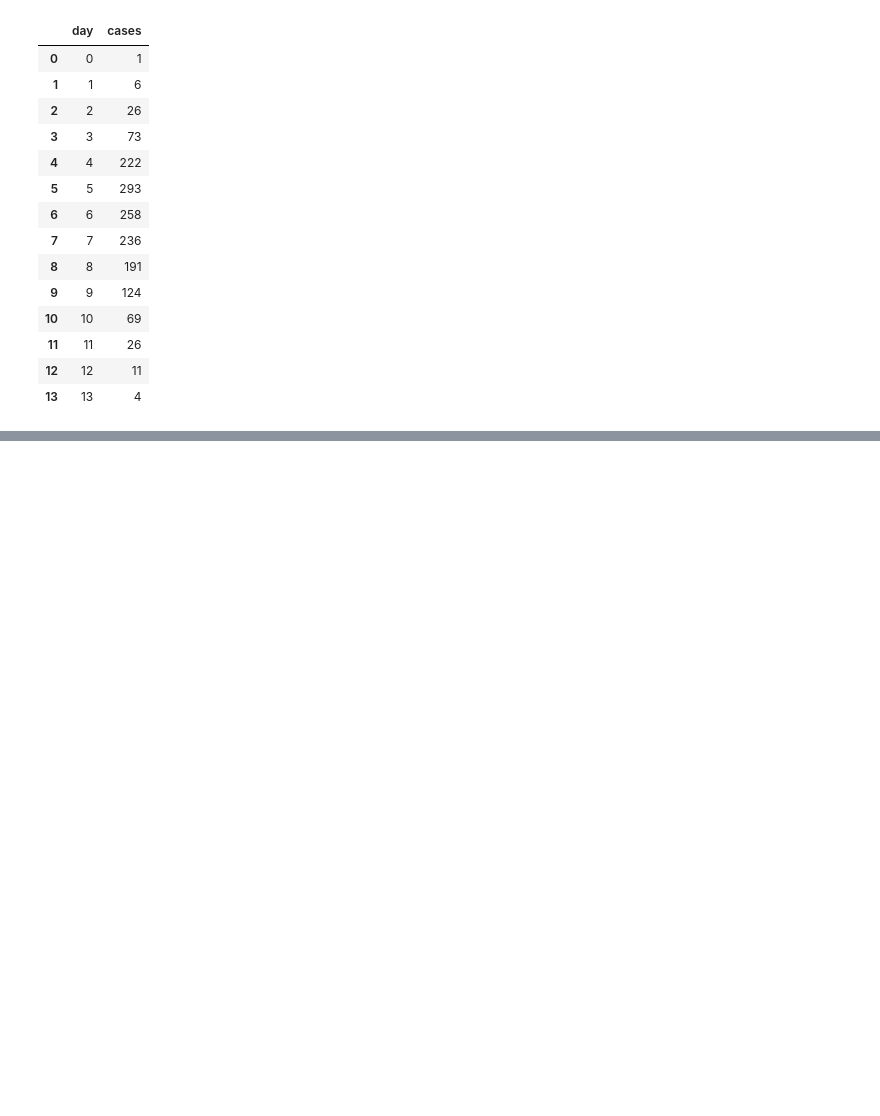
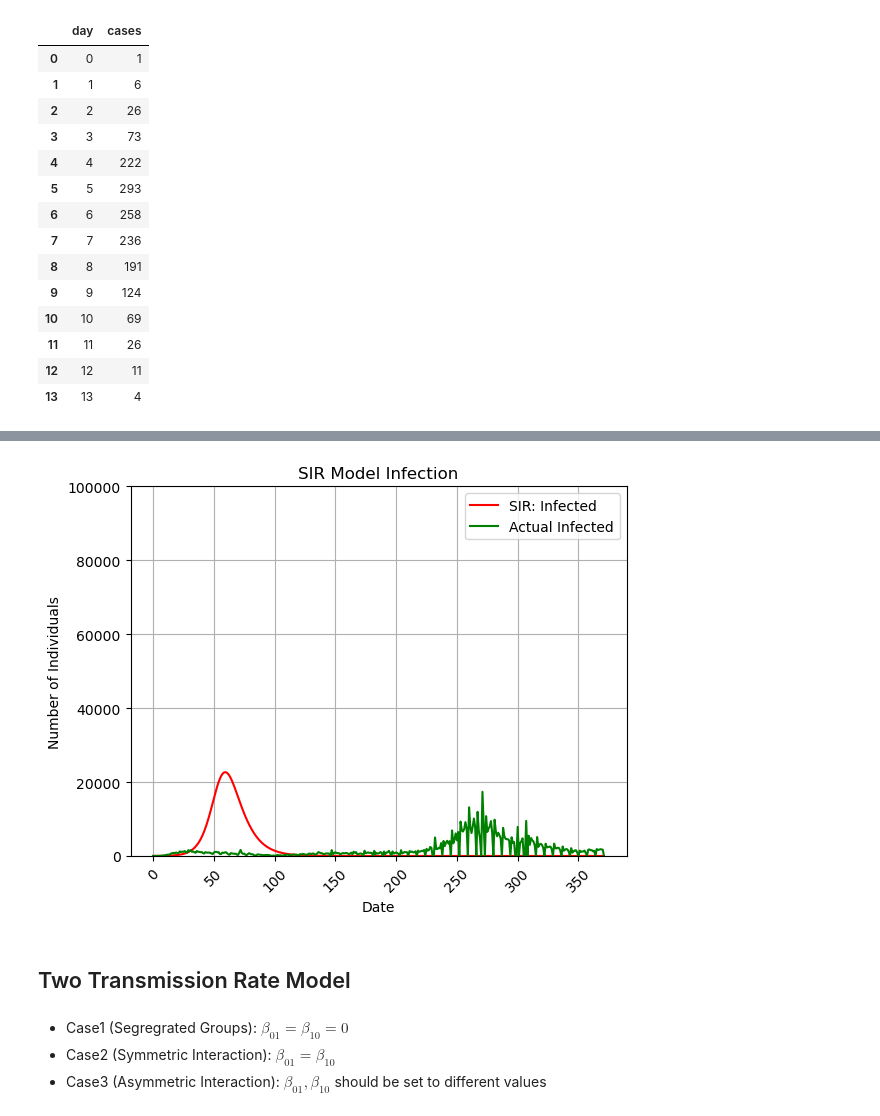
Before and after one commit to epibayes/covid-spatial-modeling, a Jupyter notebook: SIR_model.ipynb, the cells around one changed output, grey strips where cells are left out. Drawn from its saved outputs; the diff is of its cells as text; code cells hidden in the pictures; blank space fills up the shorter version.

```diff
--- a/SIR_model.ipynb
+++ b/SIR_model.ipynb
@@ -62,0 +180,20 @@ df
+# %%
+plt.figure()
+plt.grid()
+plt.title("SIR Model Infection")
+plt.plot(michigan['day_index'], I, 'r', label='SIR: Infected')
+plt.plot(michigan['day_index'], michigan["increase_positive"], 'g', label='Actual Infected')
+plt.xlabel('Date')
+plt.ylabel('Number of Individuals')
+plt.ylim([0, N])
+plt.legend()
+plt.xticks(rotation=45)  # Rotate dates for better visibility
+plt.show()
+# %% [output]
+[figure, added]
+# %% [markdown]
+## Two Transmission Rate Model
+# %% [markdown]
+* Case1 (Segregrated Groups): $\beta_{01} = \beta_{10} = 0$
+* Case2 (Symmetric Interaction): $\beta_{01} = \beta_{10}$
+* Case3 (Asymmetric Interaction): $\beta_{01}, \beta_{10}$ should be set to different values
```
Also changed, not shown: parts of 16 cells of this notebook, 1 other file.
